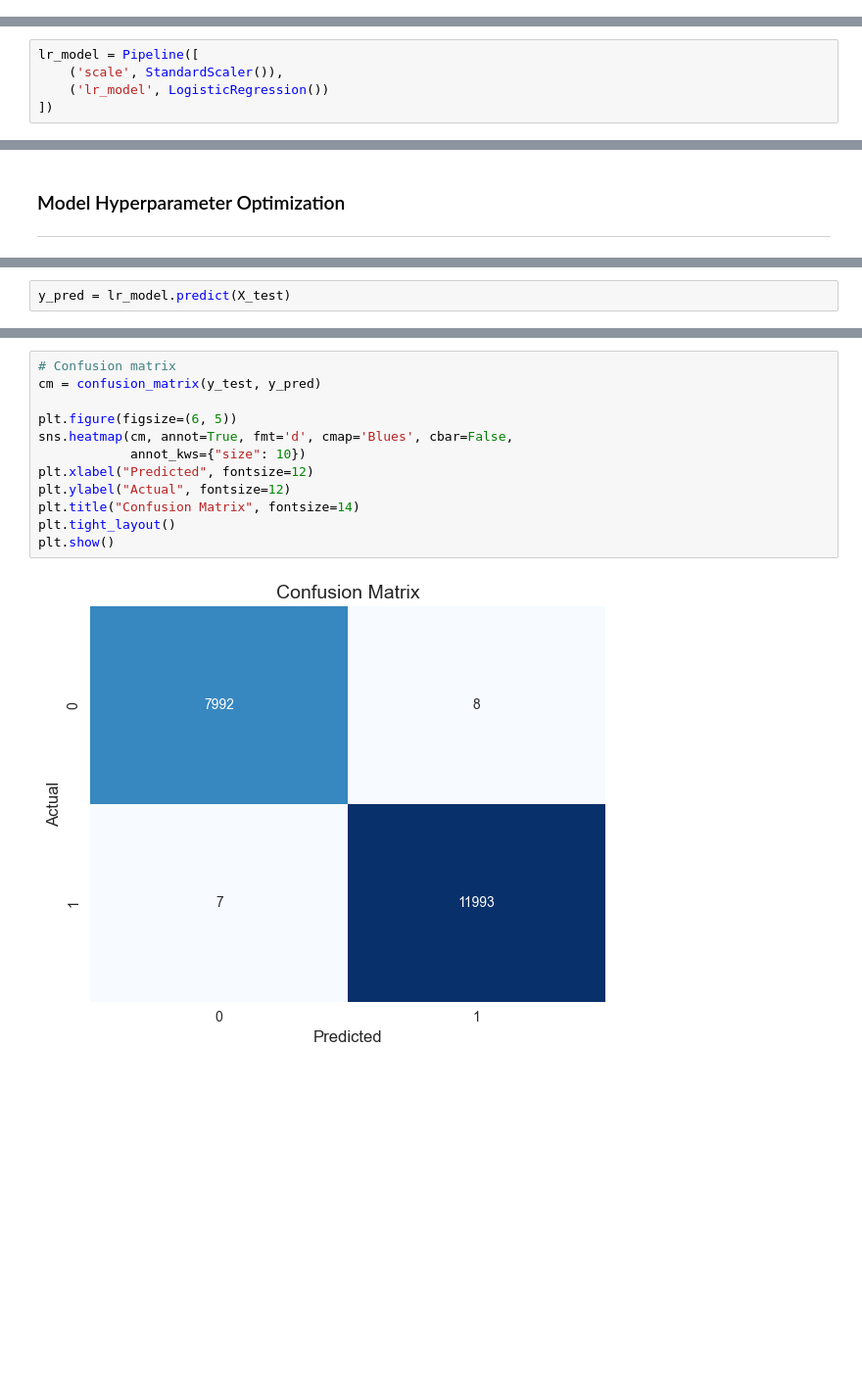
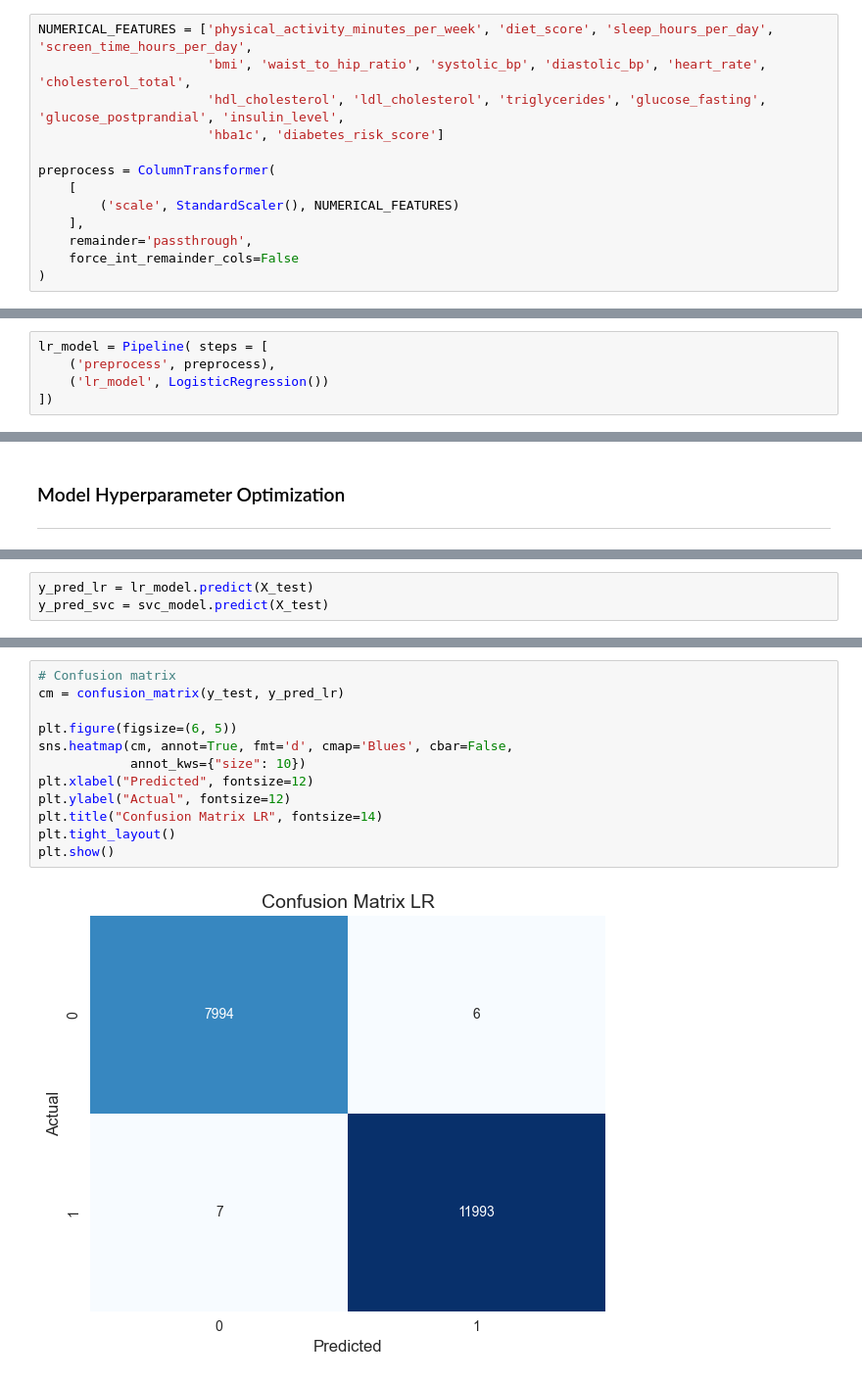
Before and after one commit to plamensve/diabets_health_indicators, a Jupyter notebook: notebooks/04_modeling.ipynb, the cells around one changed output, grey strips where cells are left out. Shown at 98% size. Drawn from its saved outputs; the diff is of its cells as text; blank space fills up the shorter version.

Commit message:
ADD: Modeling steps information

```diff
--- a/notebooks/04_modeling.ipynb
+++ b/notebooks/04_modeling.ipynb
@@ -74,0 +87,13 @@ We use `StandardScaler` because:
+# %%
+NUMERICAL_FEATURES = ['physical_activity_minutes_per_week', 'diet_score', 'sleep_hours_per_day', 'screen_time_hours_per_day',
+                      'bmi', 'waist_to_hip_ratio', 'systolic_bp', 'diastolic_bp', 'heart_rate', 'cholesterol_total',
+                      'hdl_cholesterol', 'ldl_cholesterol', 'triglycerides', 'glucose_fasting', 'glucose_postprandial', 'insulin_level',
+                      'hba1c', 'diabetes_risk_score']
+
+preprocess = ColumnTransformer(
+    [
+        ('scale', StandardScaler(), NUMERICAL_FEATURES)
+    ],
+    remainder='passthrough',
+    force_int_remainder_cols=False
+)
@@ -75,6 +117,6 @@ We use `StandardScaler` because:
 # %%
-lr_model = Pipeline([
-    ('scale', StandardScaler()),
+lr_model = Pipeline( steps = [
+    ('preprocess', preprocess),
     ('lr_model', LogisticRegression())
 ])
 # %%
@@ -163,3 +294,4 @@ cv_results
 # %%
-y_pred = lr_model.predict(X_test)
+y_pred_lr = lr_model.predict(X_test)
+y_pred_svc = svc_model.predict(X_test)
 # %%
@@ -177,14 +319,14 @@ weighted avg       1.00      1.00      1.00     20000
 # %%
 # Confusion matrix
-cm = confusion_matrix(y_test, y_pred)
+cm = confusion_matrix(y_test, y_pred_lr)
 
 plt.figure(figsize=(6, 5))
 sns.heatmap(cm, annot=True, fmt='d', cmap='Blues', cbar=False,
             annot_kws={"size": 10})
 plt.xlabel("Predicted", fontsize=12)
 plt.ylabel("Actual", fontsize=12)
-plt.title("Confusion Matrix", fontsize=14)
+plt.title("Confusion Matrix LR", fontsize=14)
 plt.tight_layout()
 plt.show()
 # %% [output]
-[figure, old version]
+[figure, new version]
```
Also changed, not shown: parts of 22 cells of this notebook.
